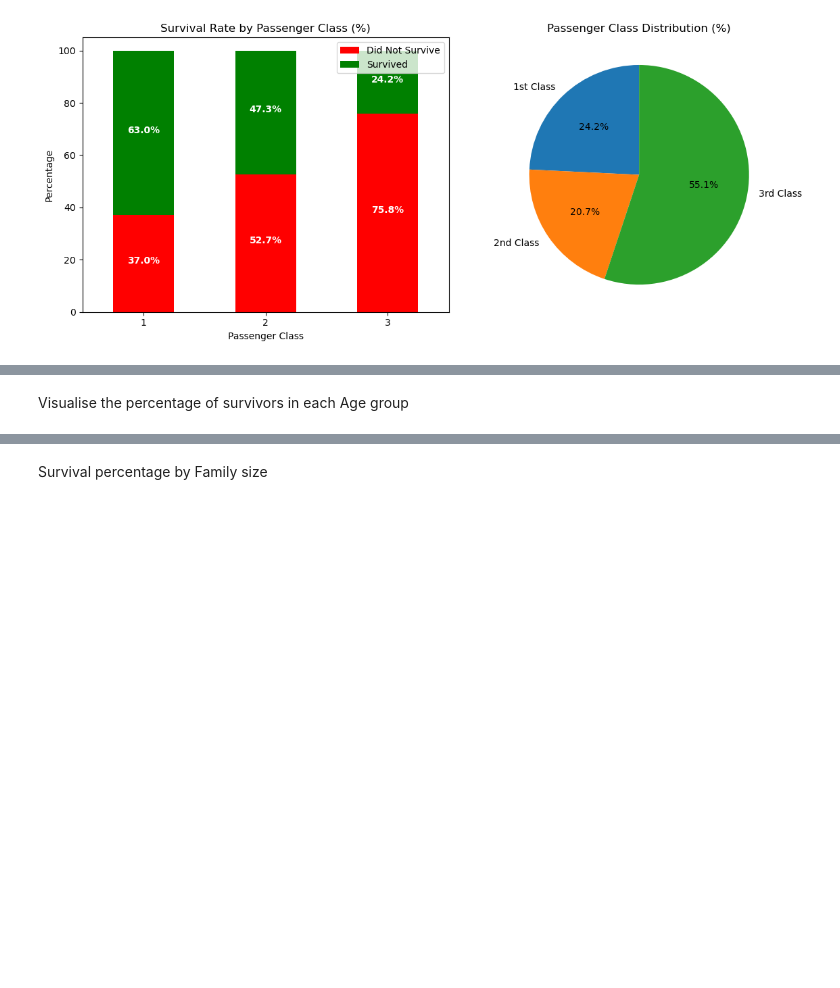
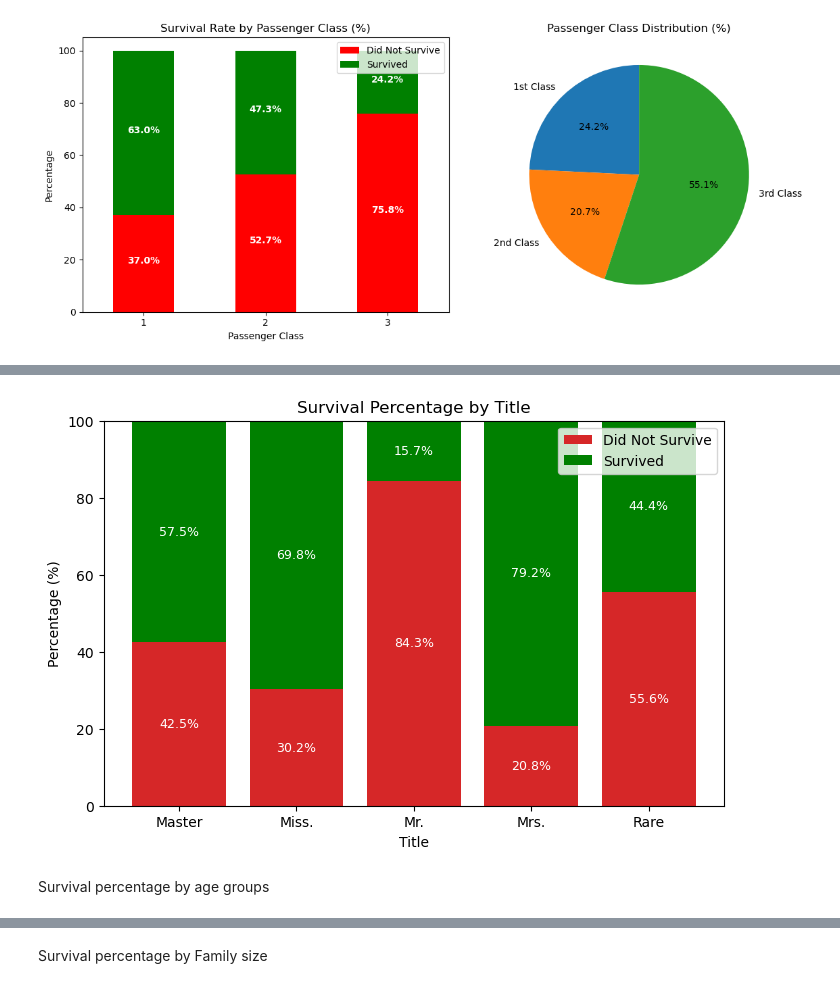
Before and after one commit to teritox/Titanic-Capstone-Project, a Jupyter notebook: ml/notebooks/eda_visualization.ipynb, the cells around one changed output, grey strips where cells are left out. Cells and saved outputs as stored; diff of their text form; code cells hidden in the pictures; blank space fills up the shorter version.

```diff
--- a/ml/notebooks/eda_visualization.ipynb
+++ b/ml/notebooks/eda_visualization.ipynb
@@ -175,2 +115,72 @@ plt.show()
+# %%
+#Title mapping
+title_map = {
+    0: 'Mr.',
+    1: 'Miss.',
+    2: 'Mrs.',
+    3: 'Master',
+    4: 'Rare'
+}
+
+train_data['TitleLabel'] = train_data['Title'].map(title_map)
+
+# Total and survived counts
+total_counts = train_data["TitleLabel"].value_counts().sort_index()
+survived_counts = train_data.groupby("TitleLabel")["Survived"].sum().sort_index()
+
+# Percentages
+survived_percent = (survived_counts / total_counts) * 100
+not_survived_percent = 100 - survived_percent
+
+plt.figure(figsize=(8, 5))
+
+# Did not survive (red)
+bars_not_survived = plt.bar(
+    total_counts.index,
+    not_survived_percent,
+    label="Did Not Survive",
+    color='#d62728'   # professional red
+)
+
+# Survived (green)
+bars_survived = plt.bar(
+    total_counts.index,
+    survived_percent,
+    bottom=not_survived_percent,
+    label="Survived",
+    color="green"
+)
+
+# Add percentage labels
+for i, title in enumerate(total_counts.index):
+    plt.text(
+        i,
+        not_survived_percent.iloc[i] / 2,
+        f"{not_survived_percent.iloc[i]:.1f}%",
+        ha="center",
+        va="center",
+        color="white",
+        fontsize=9
+    )
+
+    plt.text(
+        i,
+        not_survived_percent.iloc[i] + survived_percent.iloc[i] / 2,
+        f"{survived_percent.iloc[i]:.1f}%",
+        ha="center",
+        va="center",
+        color="white",
+        fontsize=9
+    )
+
+plt.ylabel("Percentage (%)")
+plt.xlabel("Title")
+plt.title("Survival Percentage by Title")
+plt.ylim(0, 100)
+plt.legend()
+plt.xticks(rotation=0)
+plt.show()
+# %% [output]
+[figure, added]
 # %% [markdown]
-Visualise the percentage of survivors in each Age group
+Survival percentage by age groups
```
Also changed, not shown: parts of 15 cells of this notebook.
